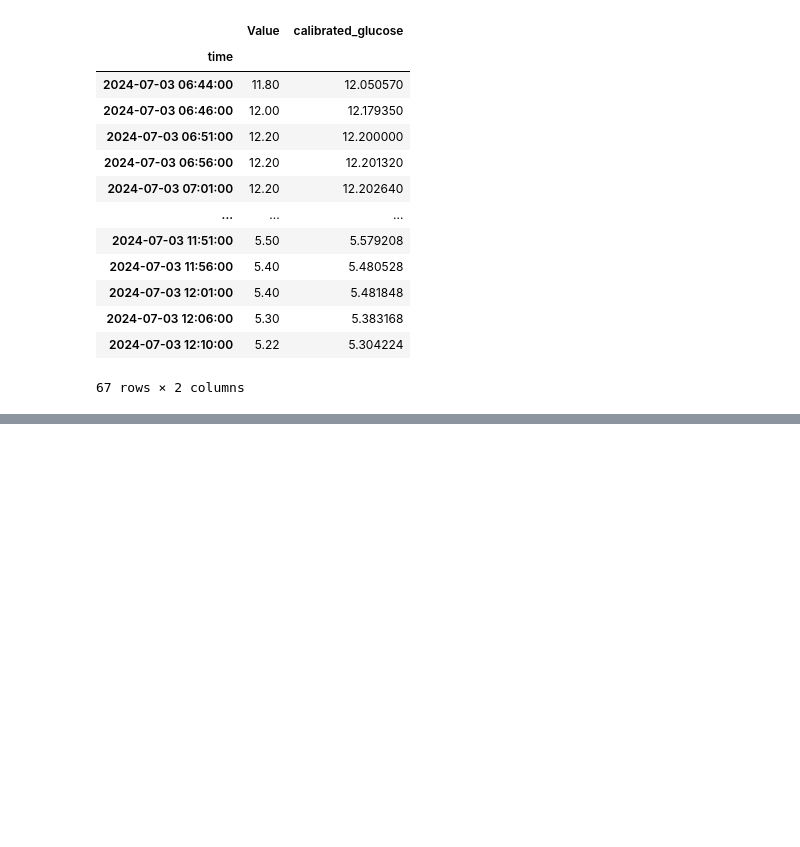
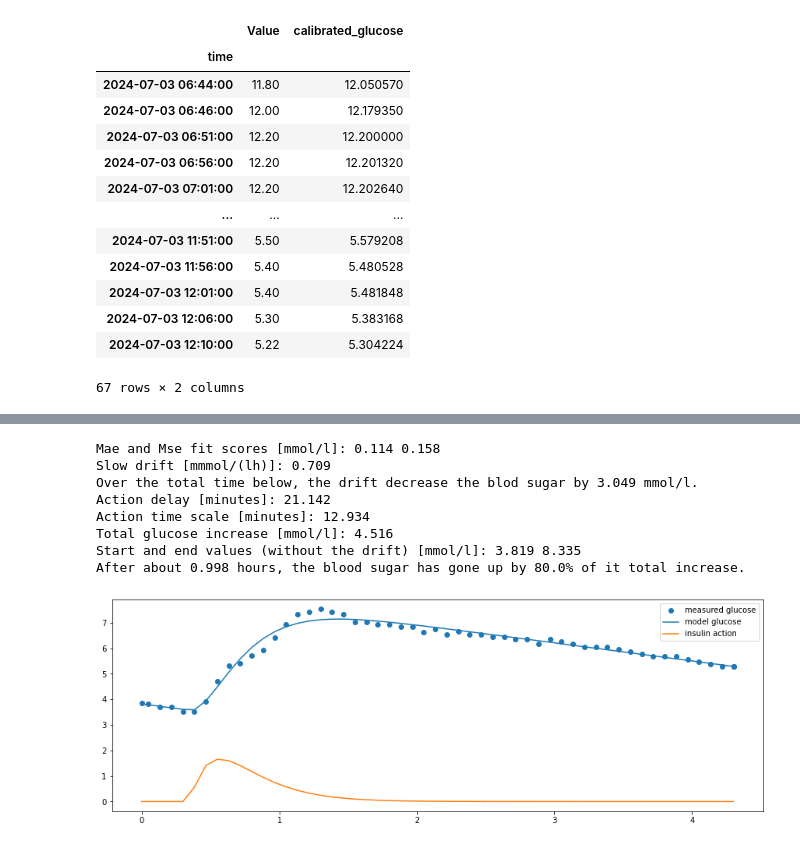
Before and after one commit to sethyvenatem/blood_sugar_fast_day, a Jupyter notebook: fast_day.ipynb, the cells around one changed output, grey strips where cells are left out. Cells and saved outputs as stored; diff of their text form; code cells hidden in the pictures; blank space fills up the shorter version.

```diff
--- a/fast_day.ipynb
+++ b/fast_day.ipynb
@@ -326,0 +407,53 @@ To look at:
+# %%
+def theta(x):
+    # I use a smooth version of the heavside function to avoid tripping the fit algorithm.
+    scale = 0.01
+    return (np.tanh(x/scale)+1)/2
+
+def tofit(t,C, g0,t0,A,tau):
+    # This is the model described above.
+    return g0-C*t-theta(t-t0)*(A/tau)*(
+        (tau+t-t0)*np.exp(-(t-t0)/tau)-tau
+        )
+
+def glucose_action(t,C, g0,t0,A,tau):
+    # This is the insulin action. I multiply it by tau so that is has the same units as the glucose values (mmol/l).
+    return tau*A*(t-t0)*theta(t-t0)*np.exp(-(t-t0)/tau)/(tau**2)
+
+epsilon = 0.2
+def to_zero(x):
+    # finding x so that this returns zero provides the time when the glucose level has decreased by 1-epsilon.
+    return (1+x)*np.exp(-x)-epsilon
+# %%
+data = list(events.values())[0]
+
+popt, _ = curve_fit(tofit, data['elapsed_time_h'],data['calibrated_glucose'], p0 = [0, 12,0.75,11.5,0.6])
+time_solution = fsolve(to_zero, 1)
+
+fig, axs = plt.subplots(1)
+fig.set_figheight(5)
+fig.set_figwidth(15)
+
+axs.scatter(data['elapsed_time_h'],data['calibrated_glucose'], label = 'measured glucose')
+axs.plot(data['elapsed_time_h'],tofit(data['elapsed_time_h'], *popt), label = 'model glucose')
+axs.plot(data['elapsed_time_h'],insulin_action(data['elapsed_time_h'], *popt), label = 'insulin action')
+axs.legend();
+
+print('Mae and Mse fit scores [mmol/l]:',round(np.abs(data['calibrated_glucose']-tofit(data['elapsed_time_h'], *popt)).mean(),3), round((((data['calibrated_glucose']-tofit(data['elapsed_time_h'], *popt))**2).mean()**0.5),3))
+print('Slow drift [mmmol/(lh)]:',round(popt[0],3))
+print('Over the total time below, the drift decrease the blod sugar by',round(popt[0]*data.iloc[-1]['elapsed_time_h'],3),'mmol/l.')
+print('Action delay [minutes]:', round(popt[2]*60,3))
+print('Action time scale [minutes]:', round(popt[4]*60,3))
+print('Total glucose increase [mmol/l]:',round(popt[3],3))
+print('Start and end values (without the drift) [mmol/l]:',round(popt[1],3),round(popt[1]+popt[3],3))
+print('After about',round(popt[2]+popt[4]*time_solution[0],3),'hours, the blood sugar has gone up by', str(100*(1-epsilon))+'% of it total increase.')
+# %% [output]
+Mae and Mse fit scores [mmol/l]: 0.114 0.158
+Slow drift [mmmol/(lh)]: 0.709
+Over the total time below, the drift decrease the blod sugar by 3.049 mmol/l.
+Action delay [minutes]: 21.142
+Action time scale [minutes]: 12.934
+Total glucose increase [mmol/l]: 4.516
+Start and end values (without the drift) [mmol/l]: 3.819 8.335
+After about 0.998 hours, the blood sugar has gone up by 80.0% of it total increase.
+[figure, added]
```
Also changed, not shown: parts of 17 cells of this notebook.
